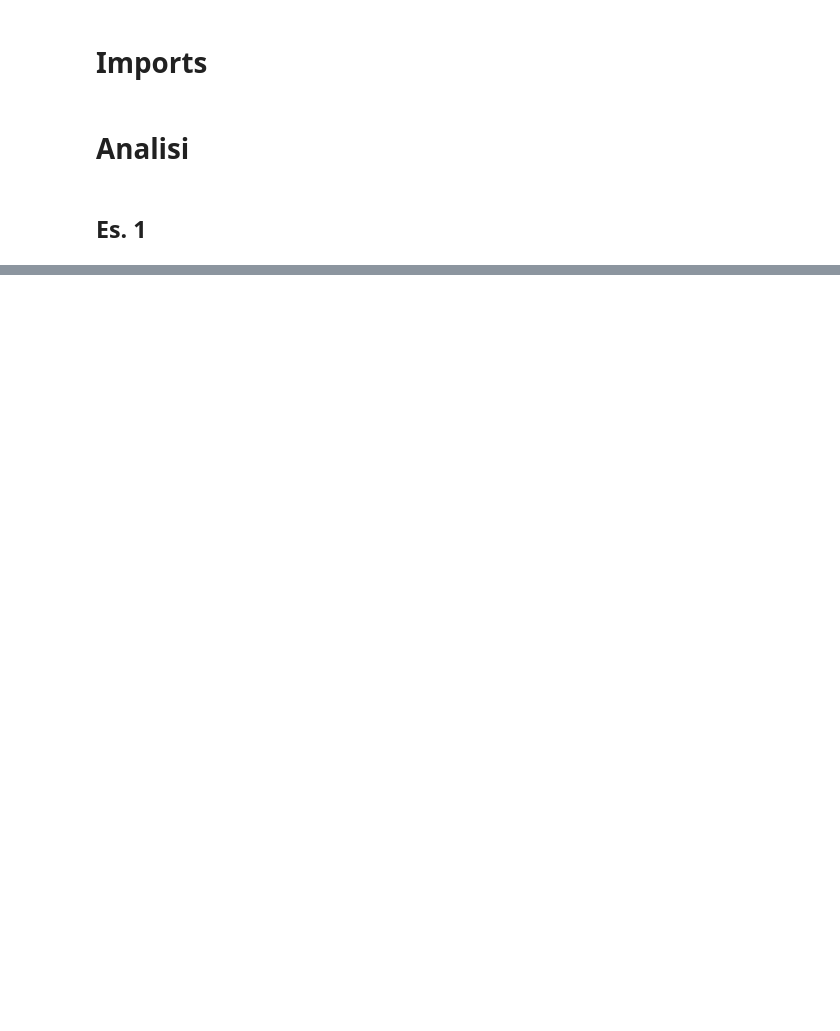
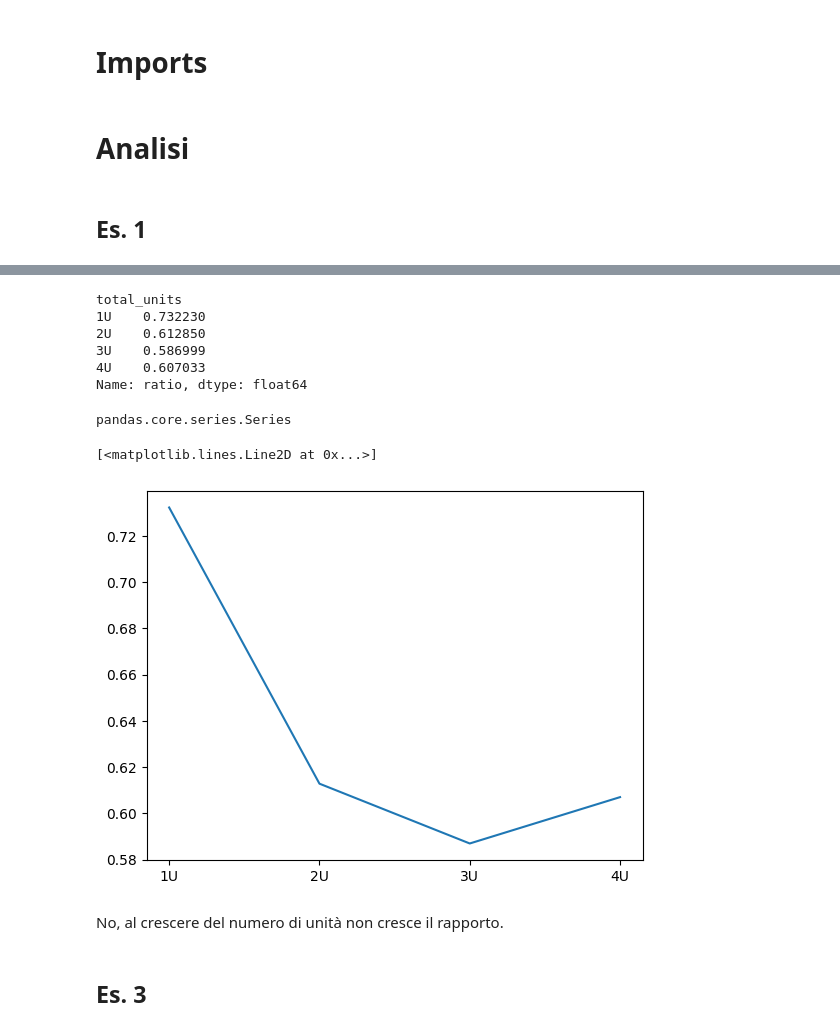
Before and after one commit to karim1644/BDTA, a Jupyter notebook: Past-Exams/2025-02-18/2025-02-18.ipynb, the cells around one changed output, grey strips where cells are left out. Saved outputs shown, nothing was run; the diff lists cells and outputs as text; code cells hidden in the pictures; blank space fills up the shorter version.

```diff
--- a/Past-Exams/2025-02-18/2025-02-18.ipynb
+++ b/Past-Exams/2025-02-18/2025-02-18.ipynb
@@ -51,3 +51,6 @@ import seaborn as sns
 # Analisi
 # %% [markdown]
 ## Es. 1
+# %%
+df = pd.read_csv('dataset_modified.csv', sep=',')
+df
@@ -53,0 +108,3 @@ import seaborn as sns
+# %%
+df['ratio'] = df['loan_amount']/df['property_value']
+df
@@ -53,0 +125,23 @@ import seaborn as sns
+# %%
+group_mean = df['ratio'].groupby(df['total_units']).mean()
+group_mean
+# %% [output]
+total_units
+1U    0.732230
+2U    0.612850
+3U    0.586999
+4U    0.607033
+Name: ratio, dtype: float64
+# %%
+type(group_mean)
+# %% [output]
+pandas.core.series.Series
+# %%
+plt.plot(group_mean.index, group_mean.values)
+# %% [output]
+[<matplotlib.lines.Line2D at 0x...>]
+[figure, added]
+# %% [markdown]
+No, al crescere del numero di unità non cresce il rapporto.
+# %% [markdown]
+## Es. 3
```
Also changed, not shown: parts of 39 cells of this notebook, 1 other file.
